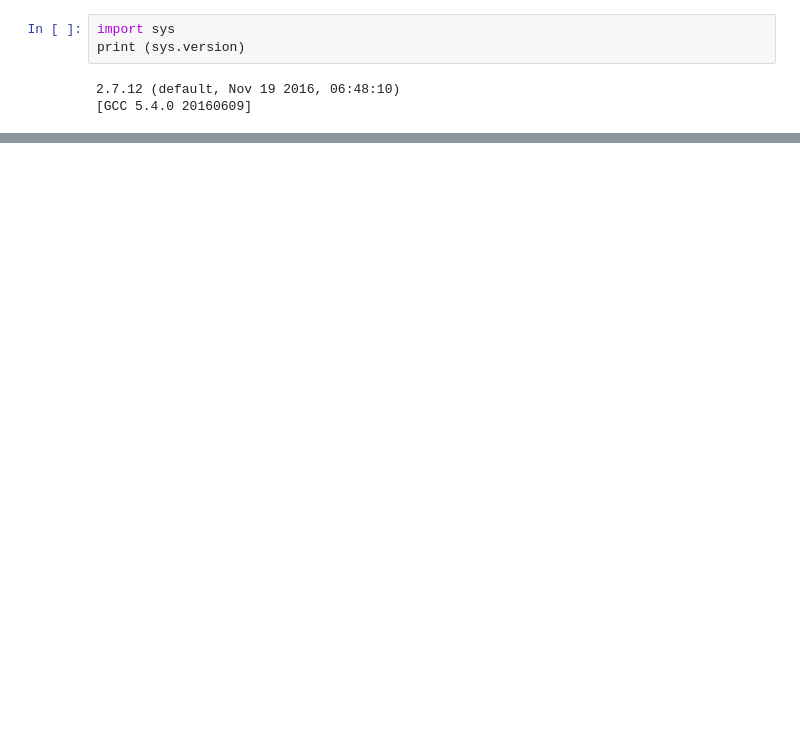
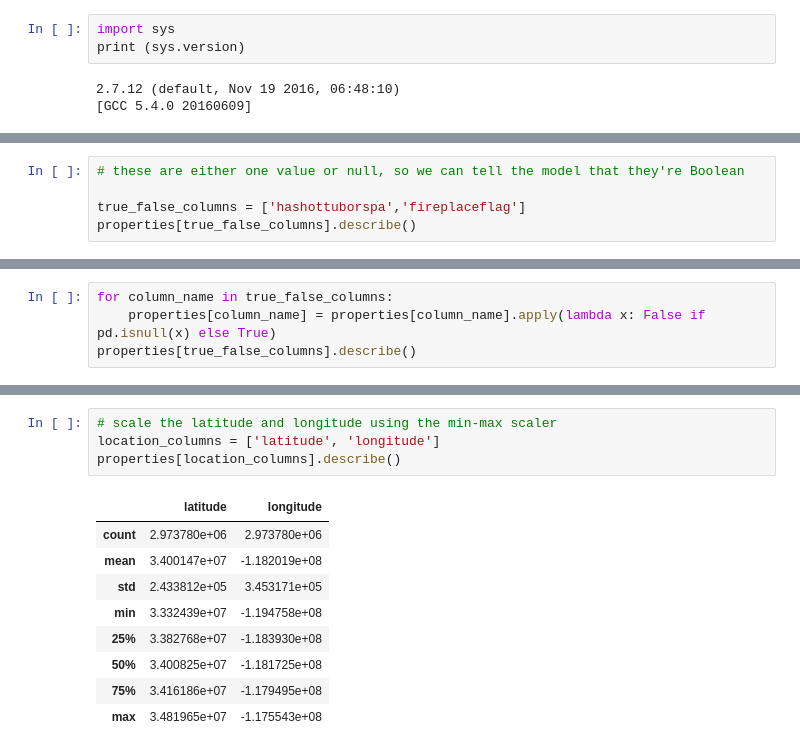
Before and after one commit to mikedelong/kaggle-zestimate, a Jupyter notebook: capstone_submission.ipynb, the cells around one changed output, grey strips where cells are left out. Saved outputs shown, nothing was run; the diff lists cells and outputs as text; blank space fills up the shorter version.

```diff
--- a/capstone_submission.ipynb
+++ b/capstone_submission.ipynb
@@ -19,0 +61,5 @@ NameError: name 'pd' is not defined
+# %%
+# these are either one value or null, so we can tell the model that they're Boolean
+
+true_false_columns = ['hashottuborspa','fireplaceflag']
+properties[true_false_columns].describe()
@@ -19,0 +72,4 @@ NameError: name 'pd' is not defined
+# %%
+for column_name in true_false_columns:
+    properties[column_name] = properties[column_name].apply(lambda x: False if pd.isnull(x) else True)
+properties[true_false_columns].describe()
@@ -19,0 +99,14 @@ NameError: name 'pd' is not defined
+# %%
+# scale the latitude and longitude using the min-max scaler
+location_columns = ['latitude', 'longitude']
+properties[location_columns].describe()
+# %% [output]
+|  | latitude | longitude |
+| count | 2.973780e+06 | 2.973780e+06 |
+| mean | 3.400147e+07 | -1.182019e+08 |
+| std | 2.433812e+05 | 3.453171e+05 |
+| min | 3.332439e+07 | -1.194758e+08 |
+| 25% | 3.382768e+07 | -1.183930e+08 |
+| 50% | 3.400825e+07 | -1.181725e+08 |
+| 75% | 3.416186e+07 | -1.179495e+08 |
+| max | 3.481965e+07 | -1.175543e+08 |
```
Also changed, not shown: parts of 11 cells of this notebook.
